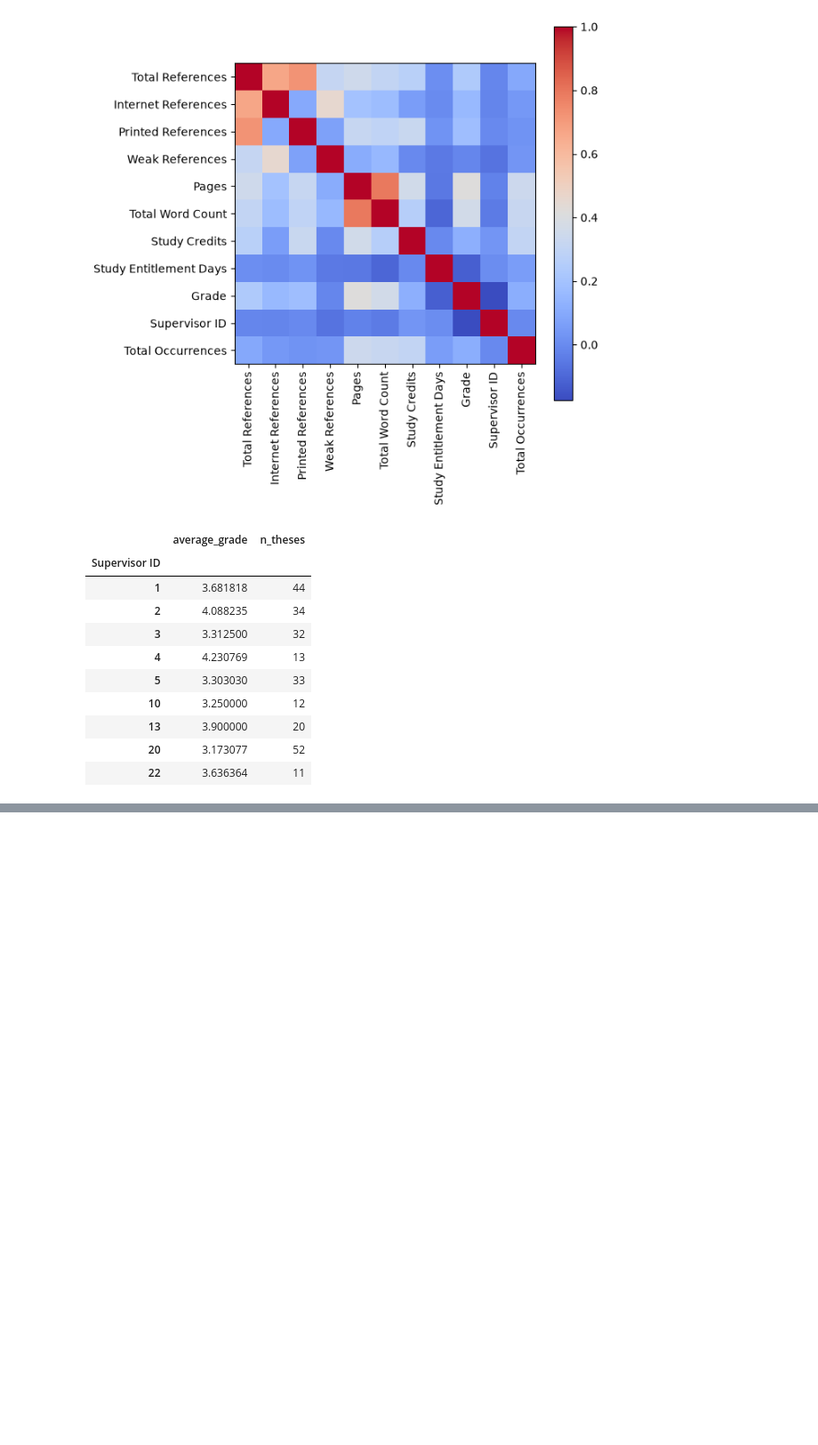
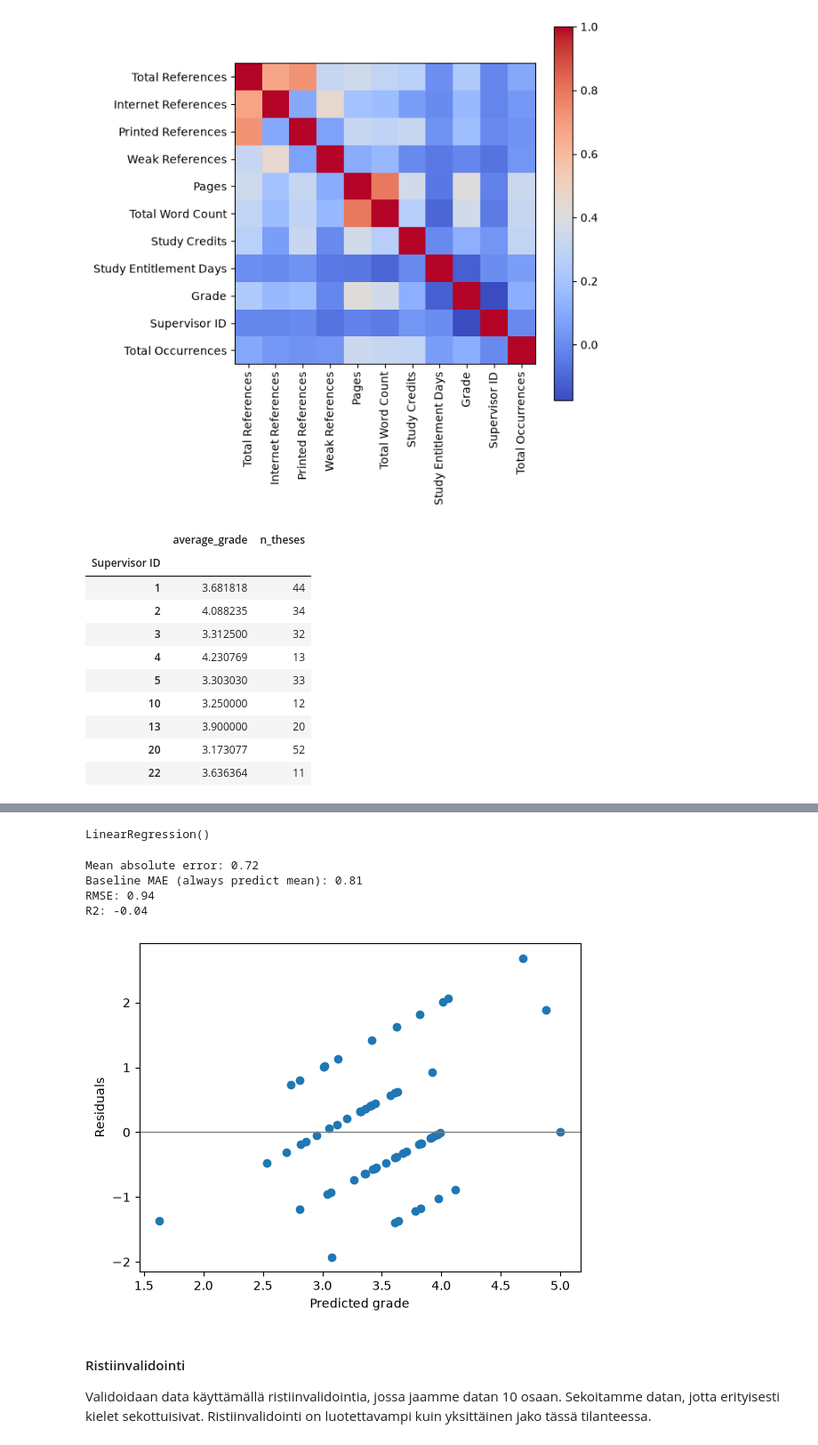
Before and after one commit to Jere-4/MachineLearningProject, a Jupyter notebook: project/test.ipynb, the cells around one changed output, grey strips where cells are left out. Shown at 89% size. Saved outputs shown, nothing was run; the diff lists cells and outputs as text; code cells hidden in the pictures; blank space fills up the shorter version.

Commit message:
Linear regression modeling, validation, documentation

```diff
--- a/project/test.ipynb
+++ b/project/test.ipynb
@@ -81,0 +127,58 @@ grades
+# %%
+from sklearn.linear_model import LinearRegression
+from sklearn.model_selection import train_test_split
+
+# Syötteet ja kohde
+
+features = [
+    "Internet References",
+    "Printed References",
+    "Weak References",
+    "Pages",
+    "Total Word Count",
+    "Study Credits",
+    "Study Entitlement Days",
+]
+X = df[features] # inputs
+y = df["Grade"] # targets
+
+# Jaetaan data koulutus- ja testijoukkoon
+
+X_train, X_test, y_train, y_test = train_test_split(X, y, test_size=0.2, random_state=123)
+
+model = LinearRegression()
+model.fit(X_train, y_train)
+# %% [output]
+LinearRegression()
+# %%
+from sklearn.metrics import mean_absolute_error, mean_squared_error, r2_score
+
+# Arvioidaan malli testijoukolla
+
+preds = np.clip(model.predict(X_test), 1.0, 5.0)
+
+baseline = mean_absolute_error(y_test, np.full(len(y_test), y_train.mean()))
+
+print("Mean absolute error: %.2f" % mean_absolute_error(y_test, preds))
+print("Baseline MAE (always predict mean): %.2f" % baseline)
+print("RMSE: %.2f" % np.sqrt(mean_squared_error(y_test, preds)))
+print("R2: %.2f" % r2_score(y_test, preds))
+# %% [output]
+Mean absolute error: 0.72
+Baseline MAE (always predict mean): 0.81
+RMSE: 0.94
+R2: -0.04
+# %%
+# Residuaalit: hajonnan tulisi olla tasaista koko ennustevälillä
+
+plt.scatter(preds, preds - y_test)
+plt.axhline(0, color='gray', linewidth=1)
+plt.xlabel('Predicted grade')
+plt.ylabel('Residuals')
+plt.show()
+# %% [output]
+[figure, added]
+# %% [markdown]
+#### Ristiinvalidointi
+
+Validoidaan data käyttämällä ristiinvalidointia, jossa jaamme datan 10 osaan. Sekoitamme datan, jotta erityisesti kielet sekottuisivat. Ristiinvalidointi on luotettavampi kuin yksittäinen jako tässä tilanteessa.
```
Also changed, not shown: parts of 9 cells of this notebook.
